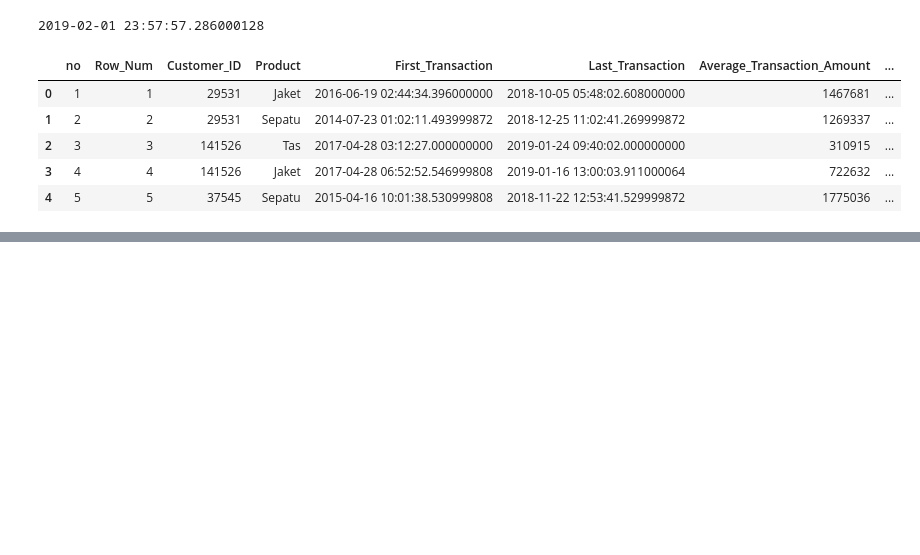
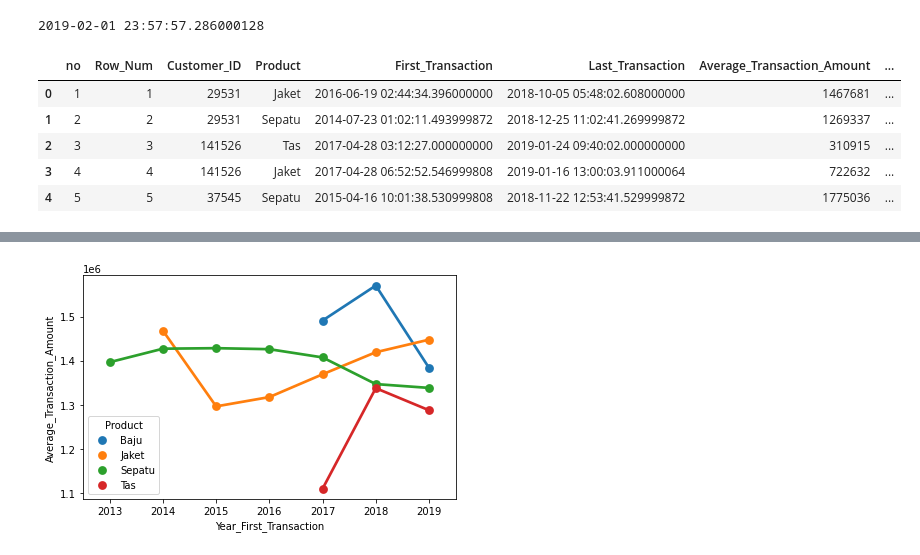
Before and after one commit to Iwanplayground/PROYEK-KECIL2AN, a Jupyter notebook: dataAnalystTest.ipynb, the cells around one changed output, grey strips where cells are left out. Cells and saved outputs as stored; diff of their text form; code cells hidden in the pictures; blank space fills up the shorter version.

```diff
--- a/dataAnalystTest.ipynb
+++ b/dataAnalystTest.ipynb
@@ -110,0 +133,10 @@ df.head()
+# %%
+# tren dari tahun ke tahun rata-rata jumlah transaksi untuk tiap-tiap produknya.
+sns.pointplot(data = df.groupby(['Product', 'Year_First_Transaction']).mean().reset_index(),
+              x='Year_First_Transaction',
+              y='Average_Transaction_Amount',
+              hue='Product')
+plt.tight_layout()
+plt.show()
+# %% [output]
+[figure, added]
```
Also changed, not shown: parts of 7 cells of this notebook.
